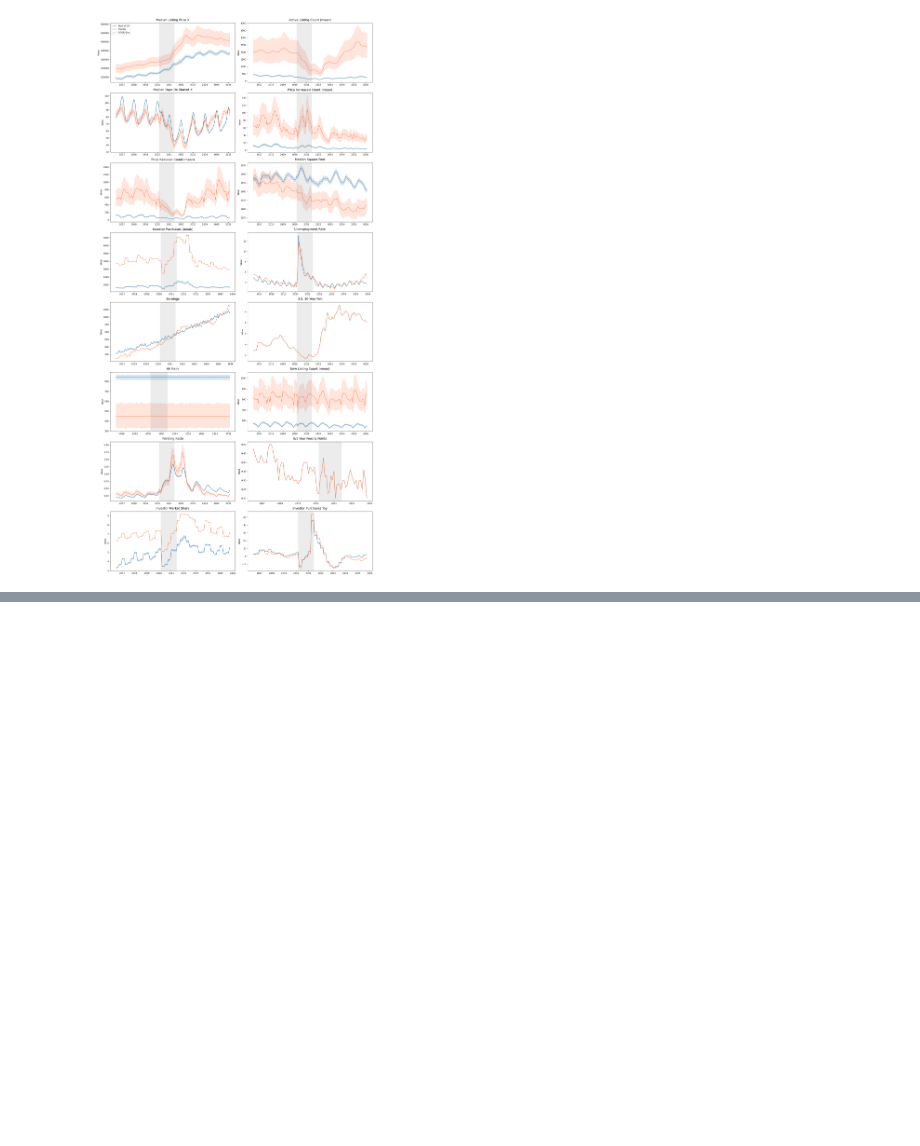
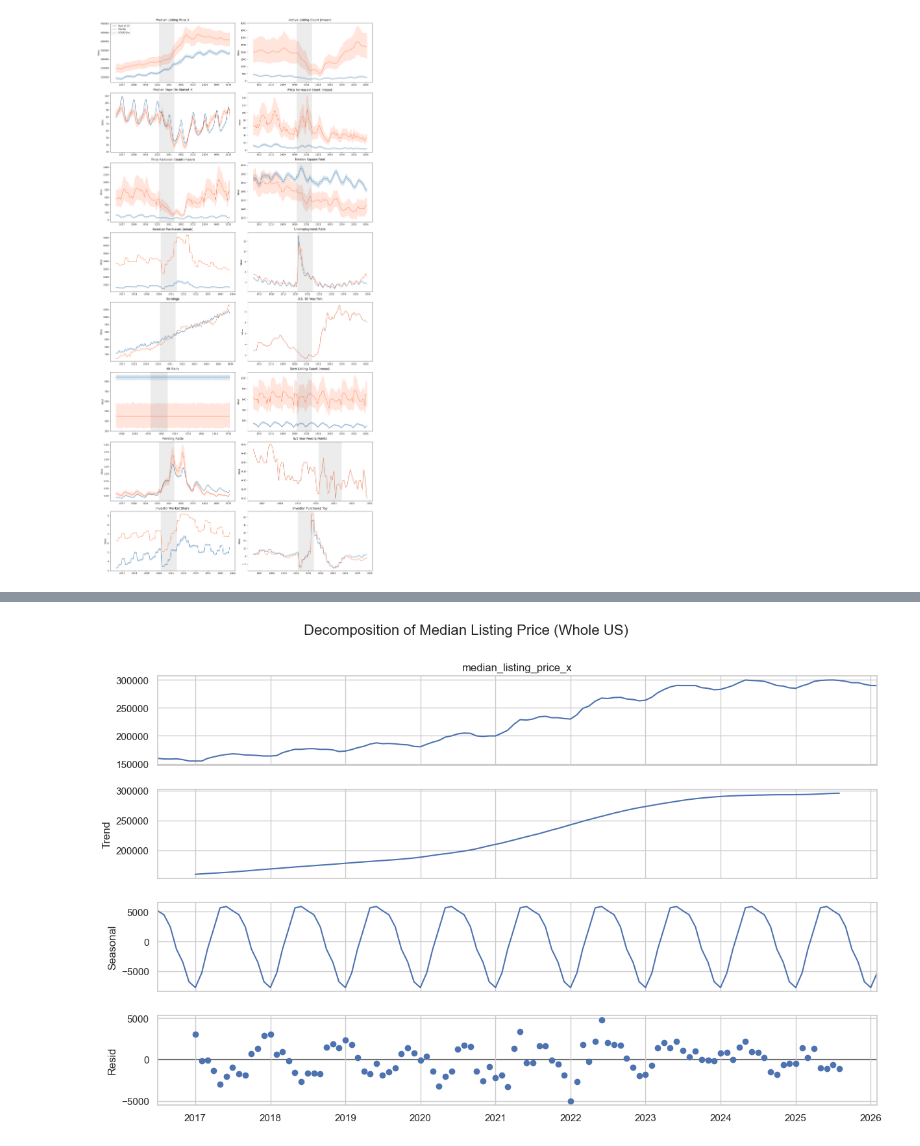
Before and after one commit to walde363/covid-housing-forecast, a Jupyter notebook: notebooks/timeseries.ipynb, the cells around one changed output, grey strips where cells are left out. Cells and saved outputs as stored; diff of their text form; code cells hidden in the pictures; blank space fills up the shorter version.

```diff
--- a/notebooks/timeseries.ipynb
+++ b/notebooks/timeseries.ipynb
@@ -86,0 +150,79 @@ plt.show()
+# %%
+# Standardize state strings to lowercase to ensure clean filtering
+df['state'] = df['state'].astype(str).str.lower()
+
+# Helper function to generate a continuous monthly median series
+def get_monthly_median_series(subset):
+    # Group by date and calculate median of median listings for the selected region
+    s = subset.groupby('date')['median_listing_price_x'].median()
+    # Ensure a rigid Month-Start frequency (required by `seasonal_decompose`)
+    s = s.sort_index().resample('MS').mean()
+    s = s.interpolate() # Safety interpolator in case any month was completely unrecorded
+    return s
+us_series   = get_monthly_median_series(df)
+fl_series   = get_monthly_median_series(df[df['state'] == 'fl'])
+rest_series = get_monthly_median_series(df[df['state'] != 'fl'])
+
+# Stationarity Checks (Augmented Dickey-Fuller Test)
+def print_adf_test(series, title):
+    print(f"--- Augmented Dickey-Fuller Test: {title} ---")
+    result = adfuller(series.dropna())
+    print(f"ADF Statistic: {result[0]:.4f}")
+    print(f"p-value: {result[1]:.4f}")
+
+    if result[1] <= 0.05:
+        print("=> Reject the null hypothesis: The series is Stationary.\n")
+    else:
+        print("=> Fail to reject the null hypothesis: The series is Non-Stationary (has a unit root).\n")
+print_adf_test(us_series, "Whole US")
+print_adf_test(fl_series, "Florida")
+print_adf_test(rest_series, "Rest of US (excluding FL)")
+
+# Timeseries Decomposition
+# Period is set to 12 representing 12 months in a yearly cycle
+period = 12
+dec_us   = seasonal_decompose(us_series, model='additive', period=period)
+dec_fl   = seasonal_decompose(fl_series, model='additive', period=period)
+dec_rest = seasonal_decompose(rest_series, model='additive', period=period)
+
+# Plotting
+# Whole US Decomposition
+fig_us = dec_us.plot()
+fig_us.set_size_inches(14, 8)
+fig_us.suptitle('Decomposition of Median Listing Price (Whole US)', y=1.02, fontsize=16)
+plt.show()
+
+# Florida vs Rest of US (Minus FL)
+fig, axes = plt.subplots(4, 1, figsize=(16, 12), sharex=True)
+sns.set_theme(style="whitegrid")
+# Brand colors for visual clarity
+color_fl = '#ff7f0e' # Orange
+color_rest = '#1f77b4' # Blue
+# Panel 1: Observed
+axes[0].plot(dec_fl.observed, label='Florida', color=color_fl, linewidth=2)
+axes[0].plot(dec_rest.observed, label='Rest of US (minus FL)', color=color_rest, linewidth=2)
+axes[0].set_ylabel('Observed ($)')
+axes[0].set_title('Florida vs. Rest of US - Decomposition Comparison', fontsize=16)
+axes[0].legend(loc='upper left')
+# Panel 2: Trend
+axes[1].plot(dec_fl.trend, label='Florida', color=color_fl, linewidth=2)
+axes[1].plot(dec_rest.trend, label='Rest of US (minus FL)', color=color_rest, linewidth=2)
+axes[1].set_ylabel('Trend ($)')
+# Panel 3: Seasonal
+axes[2].plot(dec_fl.seasonal, label='Florida', color=color_fl, linewidth=2)
+axes[2].plot(dec_rest.seasonal, label='Rest of US (minus FL)', color=color_rest, linewidth=2)
+axes[2].set_ylabel('Seasonal ($)')
+# Panel 4: Residuals (Scatter plot is mathematically easier to read for residuals)
+axes[3].scatter(dec_fl.resid.index, dec_fl.resid, label='Florida', color=color_fl, s=15, alpha=0.7)
+axes[3].scatter(dec_rest.resid.index, dec_rest.resid, label='Rest of US (minus FL)', color=color_rest, s=15, alpha=0.7)
+axes[3].axhline(0, color='black', linestyle='--', alpha=0.5)
+axes[3].set_ylabel('Residuals')
+axes[3].set_xlabel('Date')
+
+ # Add the light shading for the COVID era
+for i in range(4):
+    axes[i].axvspan(covid_start, covid_end, color='gray', alpha=0.15)
+
+plt.tight_layout()
+plt.show()
+# %% [output]
@@ -86,0 +243 @@ plt.show()
+[figure, added]
```
Also changed, not shown: parts of 7 cells of this notebook, 3 other files.
